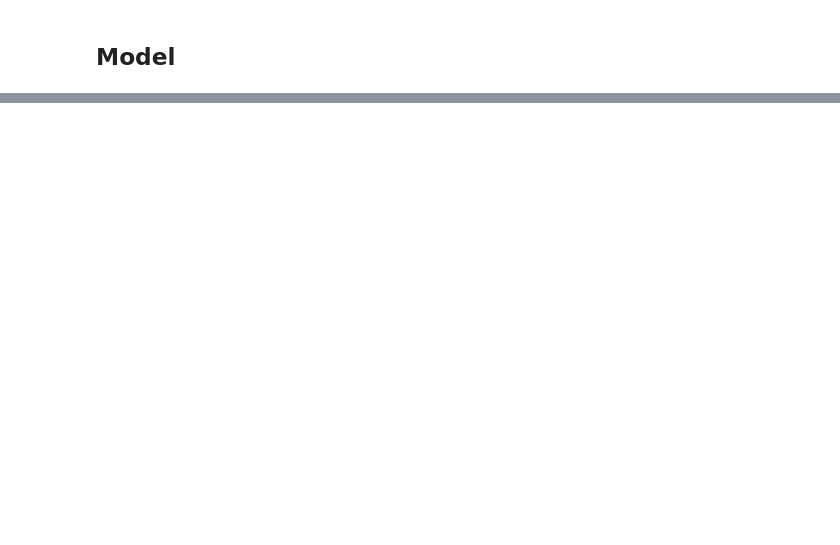
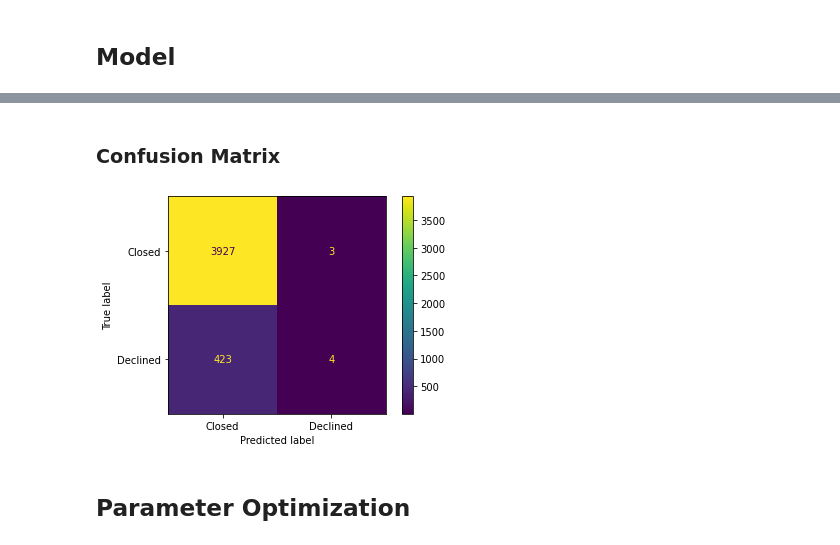
Before and after one commit to Tanny1810/WorldBankProjects-Binary-Classification, a Jupyter notebook: model.ipynb, the cells around one changed output, grey strips where cells are left out. Drawn from its saved outputs; the diff is of its cells as text; code cells hidden in the pictures; blank space fills up the shorter version.

```diff
--- a/model.ipynb
+++ b/model.ipynb
@@ -433,0 +329,3 @@ MLP Classifier accuracy:  0.9015377553362406
+# %%
+X_encoded = X_encoded.drop(['Project_Name'], axis=1)
+X_encoded.head()
@@ -433,0 +359,2 @@ MLP Classifier accuracy:  0.9015377553362406
+# %%
+X_train, X_test, Y_train, Y_test = train_test_split(X_encoded,y, random_state=42, stratify = y)
@@ -433,0 +369,3 @@ MLP Classifier accuracy:  0.9015377553362406
+# %%
+xgb_class = xgb.XGBClassifier(objective='binary:logistic', seed=42, use_label_encoder=False)
+xgb_class
@@ -433,0 +384,2 @@ MLP Classifier accuracy:  0.9015377553362406
+# %%
+xgb_model = xgb_class.fit(X_train, Y_train, early_stopping_rounds=10, eval_metric="aucpr", eval_set = [(X_test, Y_test)])
@@ -433,0 +404,12 @@ MLP Classifier accuracy:  0.9015377553362406
+# %% [markdown]
+### Confusion Matrix
+# %%
+predictions = xgb_class.predict(X_test)
+cm = confusion_matrix(Y_test, predictions)
+conf_disp = ConfusionMatrixDisplay(confusion_matrix = cm, display_labels=["Closed","Declined"])
+conf_disp.plot()
+plt.show()
+# %% [output]
+[figure, added]
+# %% [markdown]
+## Parameter Optimization
```
Also changed, not shown: parts of 54 cells of this notebook.
